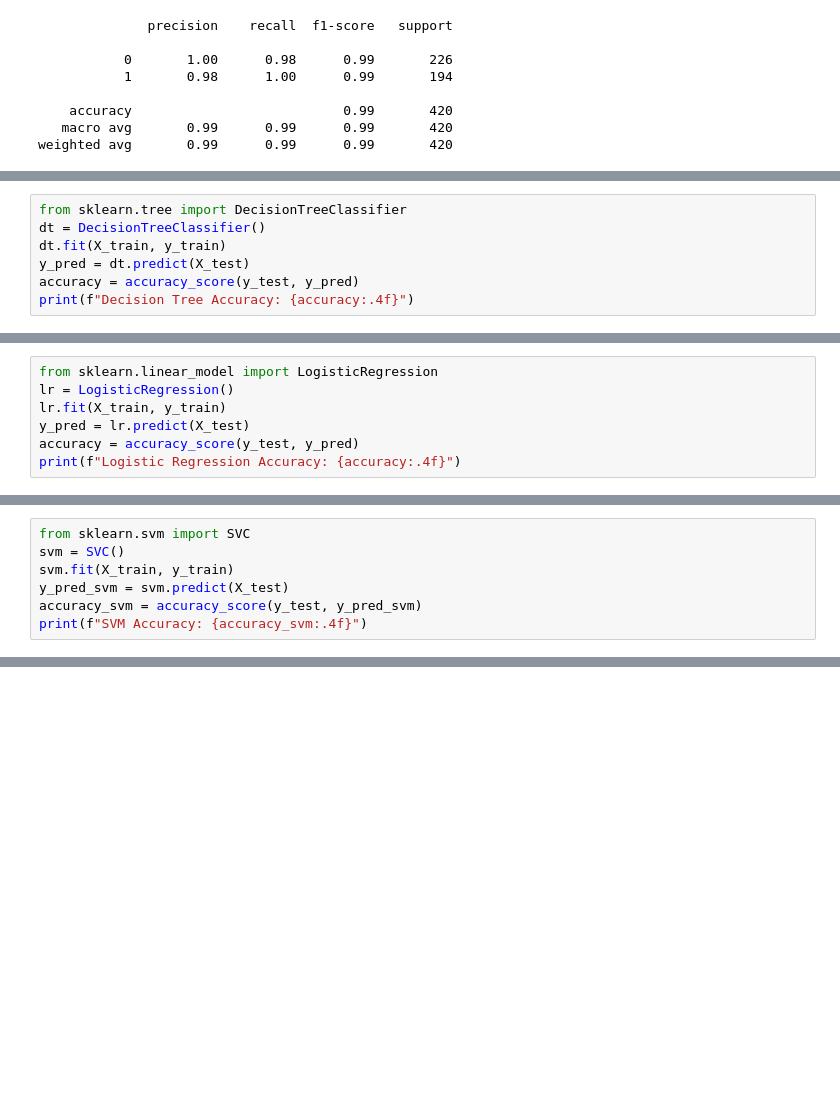
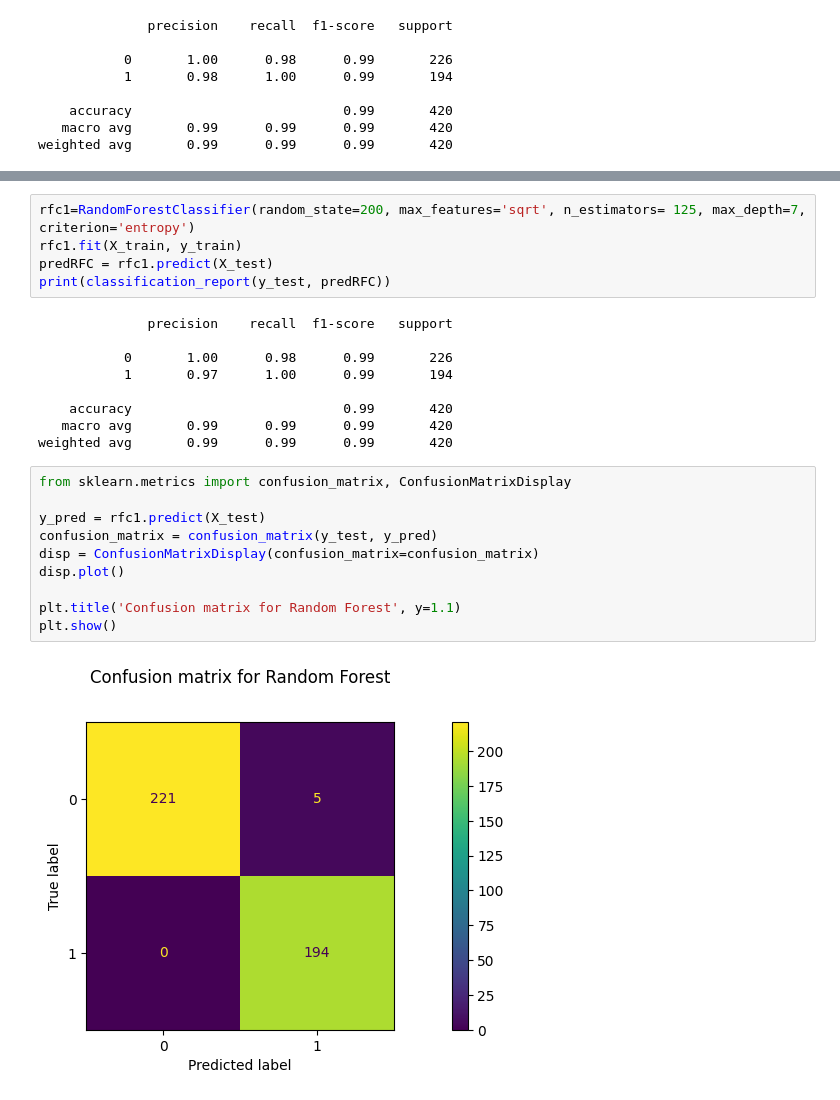
Before and after one commit to Bishwaprotapi/Parkinson-s-DiseaseML, a Jupyter notebook: parkinson disease.ipynb, the cells around one changed output, grey strips where cells are left out. Saved outputs shown, nothing was run; the diff lists cells and outputs as text; blank space fills up the shorter version.

```diff
--- a/parkinson disease.ipynb
+++ b/parkinson disease.ipynb
@@ -620,7 +527,0 @@ DecisionTree
-# %%
-from sklearn.tree import DecisionTreeClassifier
-dt = DecisionTreeClassifier()
-dt.fit(X_train, y_train)
-y_pred = dt.predict(X_test)
-accuracy = accuracy_score(y_test, y_pred)
-print(f"Decision Tree Accuracy: {accuracy:.4f}")
@@ -661,7 +527,0 @@ Logistic Regression
-# %%
-from sklearn.linear_model import LogisticRegression
-lr = LogisticRegression()
-lr.fit(X_train, y_train)
-y_pred = lr.predict(X_test)
-accuracy = accuracy_score(y_test, y_pred)
-print(f"Logistic Regression Accuracy: {accuracy:.4f}")
@@ -706,7 +527,0 @@ Support Vector Machine
-# %%
-from sklearn.svm import SVC
-svm = SVC()
-svm.fit(X_train, y_train)
-y_pred_svm = svm.predict(X_test)
-accuracy_svm = accuracy_score(y_test, y_pred_svm)
-print(f"SVM Accuracy: {accuracy_svm:.4f}")
@@ -789,0 +536,26 @@ Best Model: Support Vector Machine
+# %%
+rfc1=RandomForestClassifier(random_state=200, max_features='sqrt', n_estimators= 125, max_depth=7, criterion='entropy')
+rfc1.fit(X_train, y_train)
+predRFC = rfc1.predict(X_test)
+print(classification_report(y_test, predRFC))
+# %% [output]
+              precision    recall  f1-score   support
+
+           0       1.00      0.98      0.99       226
+           1       0.97      1.00      0.99       194
+
+    accuracy                           0.99       420
+   macro avg       0.99      0.99      0.99       420
+weighted avg       0.99      0.99      0.99       420
+# %%
+from sklearn.metrics import confusion_matrix, ConfusionMatrixDisplay
+
+y_pred = rfc1.predict(X_test)
+confusion_matrix = confusion_matrix(y_test, y_pred)
+disp = ConfusionMatrixDisplay(confusion_matrix=confusion_matrix)
+disp.plot()
+
+plt.title('Confusion matrix for Random Forest', y=1.1)
+plt.show()
+# %% [output]
+[figure, added]
```
Also changed, not shown: parts of 60 cells of this notebook, 3 other files.
